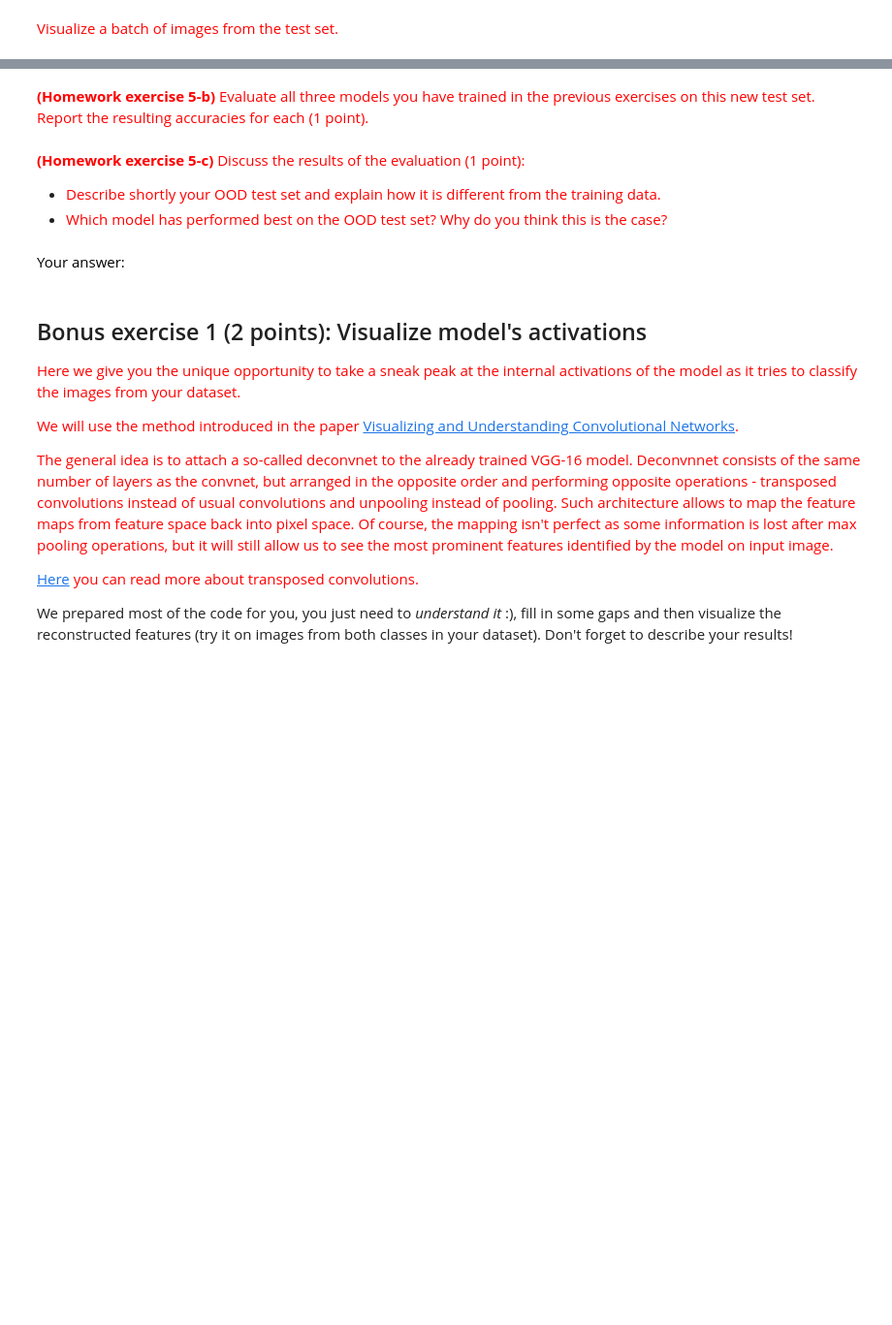
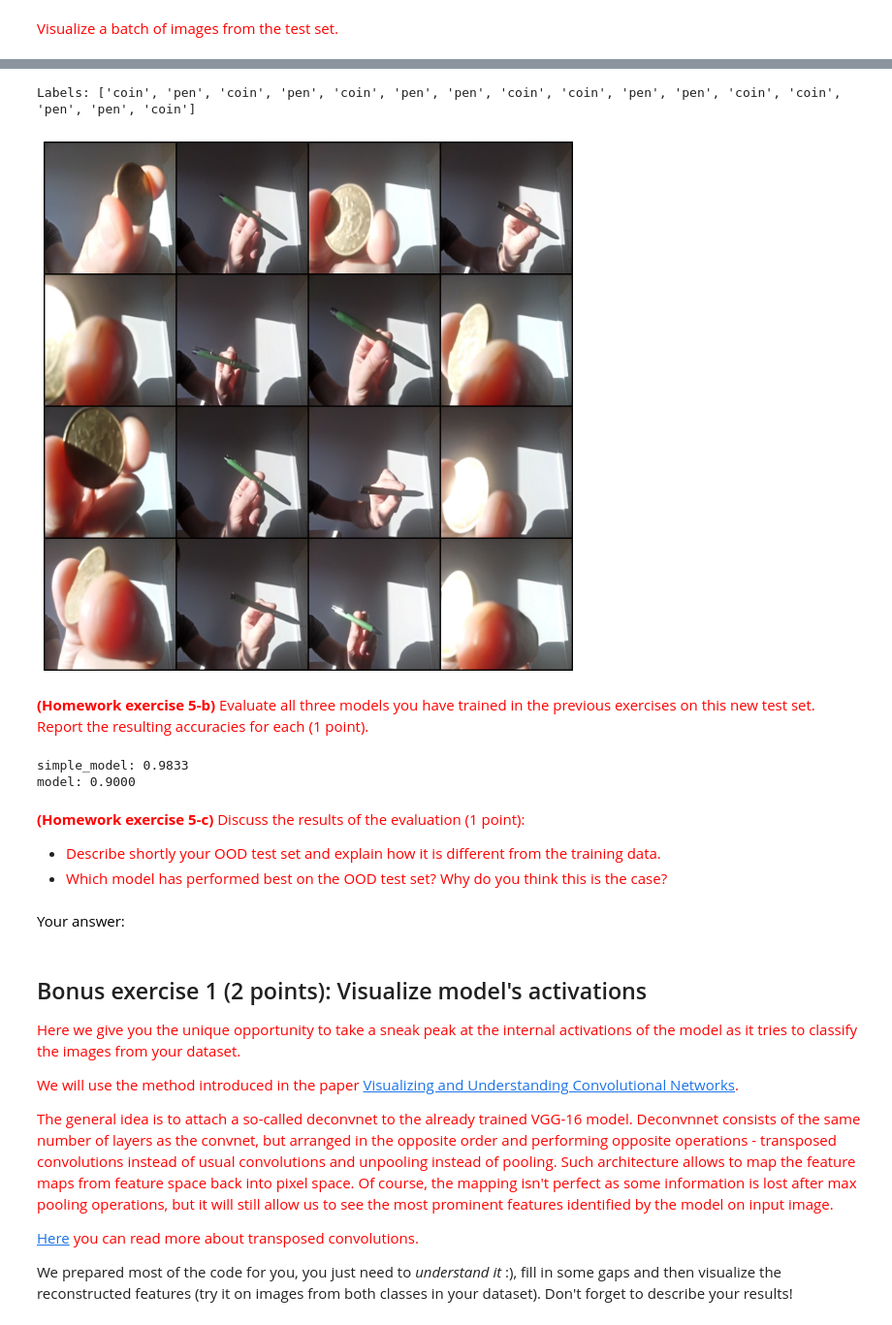
Before and after one commit to taavip/DL4CV, a Jupyter notebook: HW1.ipynb, the cells around one changed output, grey strips where cells are left out. Shown at 97% size. Cells and saved outputs as stored; diff of their text form; code cells hidden in the pictures; blank space fills up the shorter version.

```diff
--- a/HW1.ipynb
+++ b/HW1.ipynb
@@ -688,2 +952,38 @@ Here we ask you to collect an OOD test set and use it to evaluate your models. M
+# %%
+#### YOUR CODE STARTS HERE ####
+test_dataset = CustomDataset(images_dir="data/ood", augment=False)
+# Set shuffle=True to see a mix of classes in the visualization
+test_loader = DataLoader(test_dataset, batch_size=16, shuffle=True, num_workers=2, pin_memory=True)
+
+import matplotlib.pyplot as plt
+from torchvision.utils import make_grid
+import torch
+
+plt.rcParams['figure.figsize'] = (10.0, 10.0)
+
+if len(test_dataset) > 0:
+    images, labels = next(iter(test_loader))
+
+    # unnormalize for display
+    mean = torch.tensor([0.485, 0.456, 0.406]).view(3,1,1)
+    std = torch.tensor([0.229, 0.224, 0.225]).view(3,1,1)
+    images_disp = images.clone() * std + mean
+
+    grid = make_grid(images_disp, nrow=4, padding=2)
+    npimg = grid.permute(1, 2, 0).cpu().numpy()
+    plt.imshow(np.clip(npimg, 0, 1))
+    plt.axis('off')
+
+    # print labels
+    label_names = [test_dataset.class_names[int(l)] if hasattr(test_dataset, 'class_names') else int(l) for l in labels]
+    print("Labels:", label_names)
+
+    plt.show()
+else:
+    print("No images found in data/ood. Add images and re-run this cell.")
+#### YOUR CODE ENDS HERE ####
+# %% [output]
+Labels: ['coin', 'pen', 'coin', 'pen', 'coin', 'pen', 'pen', 'coin', 'coin', 'pen', 'pen', 'coin', 'coin', 'pen', 'pen', 'coin']
+[figure, added]
 # %% [markdown]
 <font color='red'> **(Homework exercise 5-b)** Evaluate all three models you have trained in the previous exercises on this new test set. Report the resulting accuracies for each (1 point).
@@ -694,3 +990,34 @@ Here we ask you to collect an OOD test set and use it to evaluate your models. M
+# %%
+#### YOUR CODE STARTS HERE ####
+import os
+from torch.utils.data import DataLoader
+
+# pick OOD folder (fallback to data/test)
+ood_dir = 'data/ood' if os.path.isdir('data/ood') and os.listdir('data/ood') else 'data/test'
+test_dataset = CustomDataset(images_dir=ood_dir, augment=False)
+
+if len(test_dataset) == 0:
+    print("No test images in", ood_dir)
+else:
+    test_loader = DataLoader(test_dataset, batch_size=16, shuffle=False, num_workers=2, pin_memory=True)
+
+    # candidate model variable names used in the notebook
+    candidates = ['simple_model', 'model', 'your_crazy_model', 'crazy_model', 'your_model', 'YourCrazyCoolCNN_model']
+
+    for name in candidates:
+        if name in globals():
+            m = globals()[name]
+            try:
+                m.to(device)
+                preds = predict(m, test_loader)
+                acc = float(np.mean(preds == test_dataset.labels))
+                print(f"{name}: {acc:.4f}")
+            except Exception as e:
+                print(f"{name}: evaluation error ({e})")
+#### YOUR CODE ENDS HERE ####
+# %% [output]
+simple_model: 0.9833
+model: 0.9000
 # %% [markdown]
 <font color='red'> **(Homework exercise 5-c)** Discuss the results of the evaluation (1 point):
 * <font color='red'> Describe shortly your OOD test set and explain how it is different from the training data.
```
Also changed, not shown: parts of 36 cells of this notebook.
